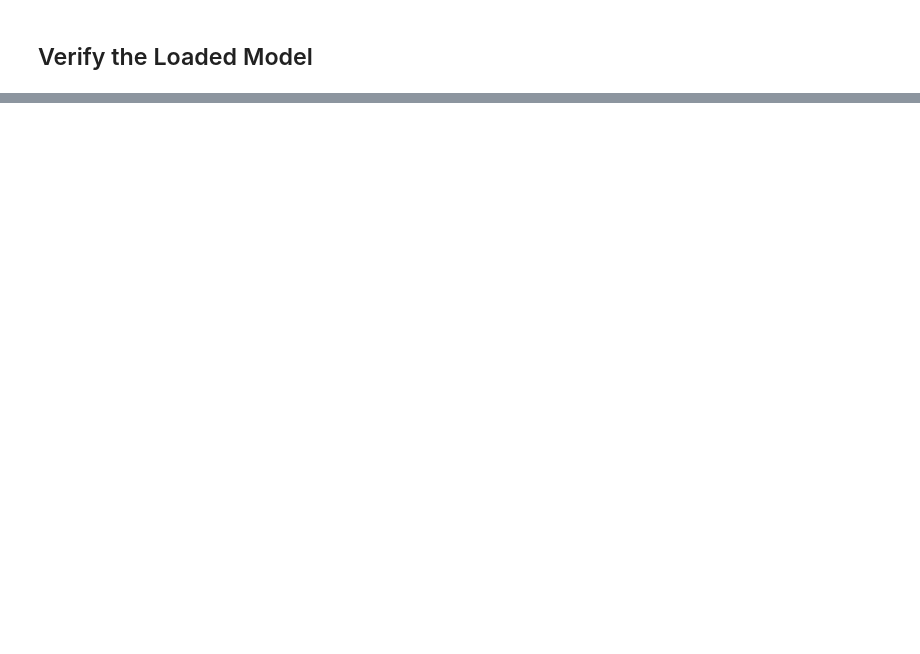
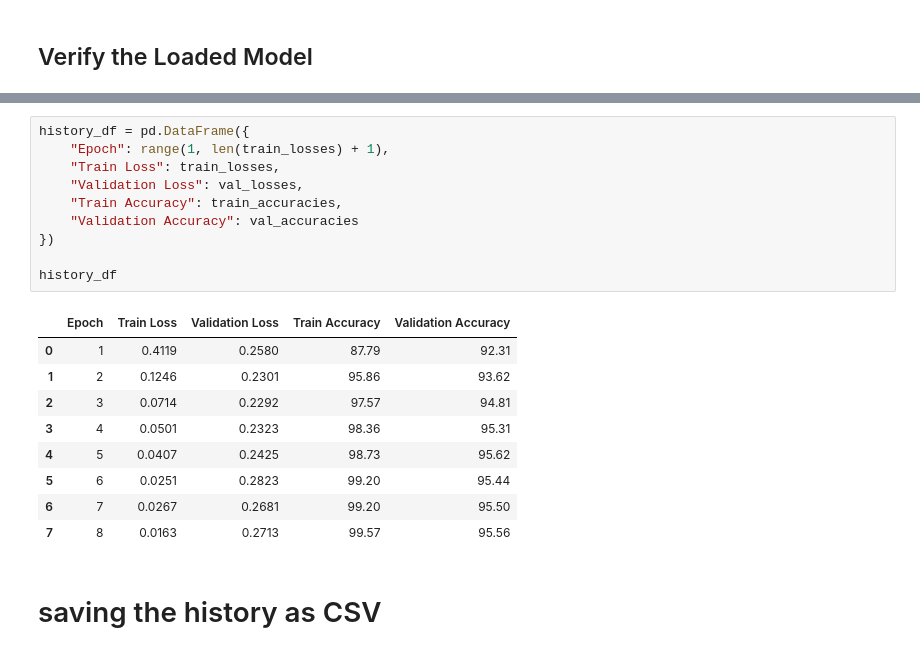
Before and after one commit to ManojDursoju/brain-tumor-ai-platform, a Jupyter notebook: notebooks/04_model_evaluation.ipynb, the cells around one changed output, grey strips where cells are left out. Cells and saved outputs as stored; diff of their text form; blank space fills up the shorter version.

```diff
--- a/notebooks/04_model_evaluation.ipynb
+++ b/notebooks/04_model_evaluation.ipynb
@@ -57,0 +563,22 @@ print(f"Model Path         : {MODEL_PATH}")
+# %%
+history_df = pd.DataFrame({
+    "Epoch": range(1, len(train_losses) + 1),
+    "Train Loss": train_losses,
+    "Validation Loss": val_losses,
+    "Train Accuracy": train_accuracies,
+    "Validation Accuracy": val_accuracies
+})
+
+history_df
+# %% [output]
+|  | Epoch | Train Loss | Validation Loss | Train Accuracy | Validation Accuracy |
+| 0 | 1 | 0.4119 | 0.2580 | 87.79 | 92.31 |
+| 1 | 2 | 0.1246 | 0.2301 | 95.86 | 93.62 |
+| 2 | 3 | 0.0714 | 0.2292 | 97.57 | 94.81 |
+| 3 | 4 | 0.0501 | 0.2323 | 98.36 | 95.31 |
+| 4 | 5 | 0.0407 | 0.2425 | 98.73 | 95.62 |
+| 5 | 6 | 0.0251 | 0.2823 | 99.20 | 95.44 |
+| 6 | 7 | 0.0267 | 0.2681 | 99.20 | 95.50 |
+| 7 | 8 | 0.0163 | 0.2713 | 99.57 | 95.56 |
+# %% [markdown]
+# saving the history as CSV
```
Also changed, not shown: parts of 38 cells of this notebook, 40 other files.
